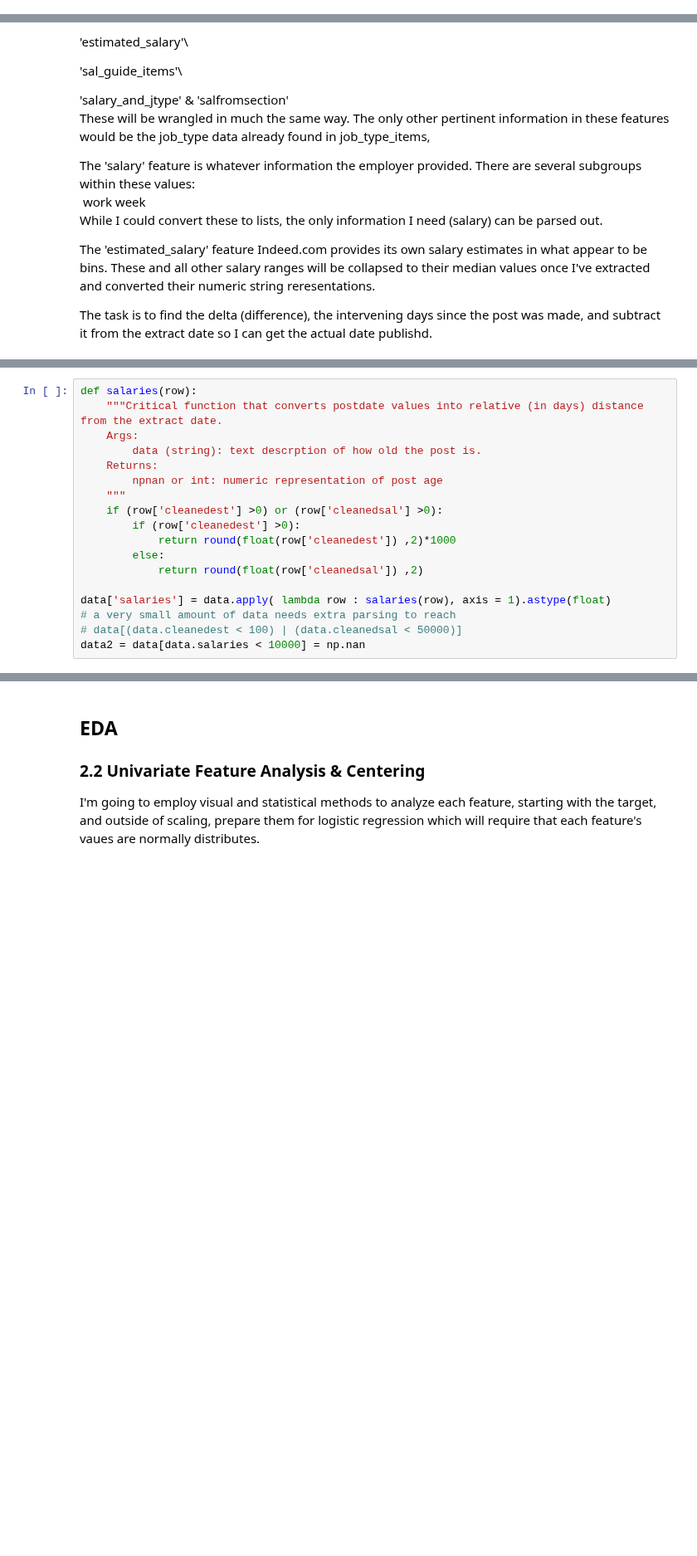
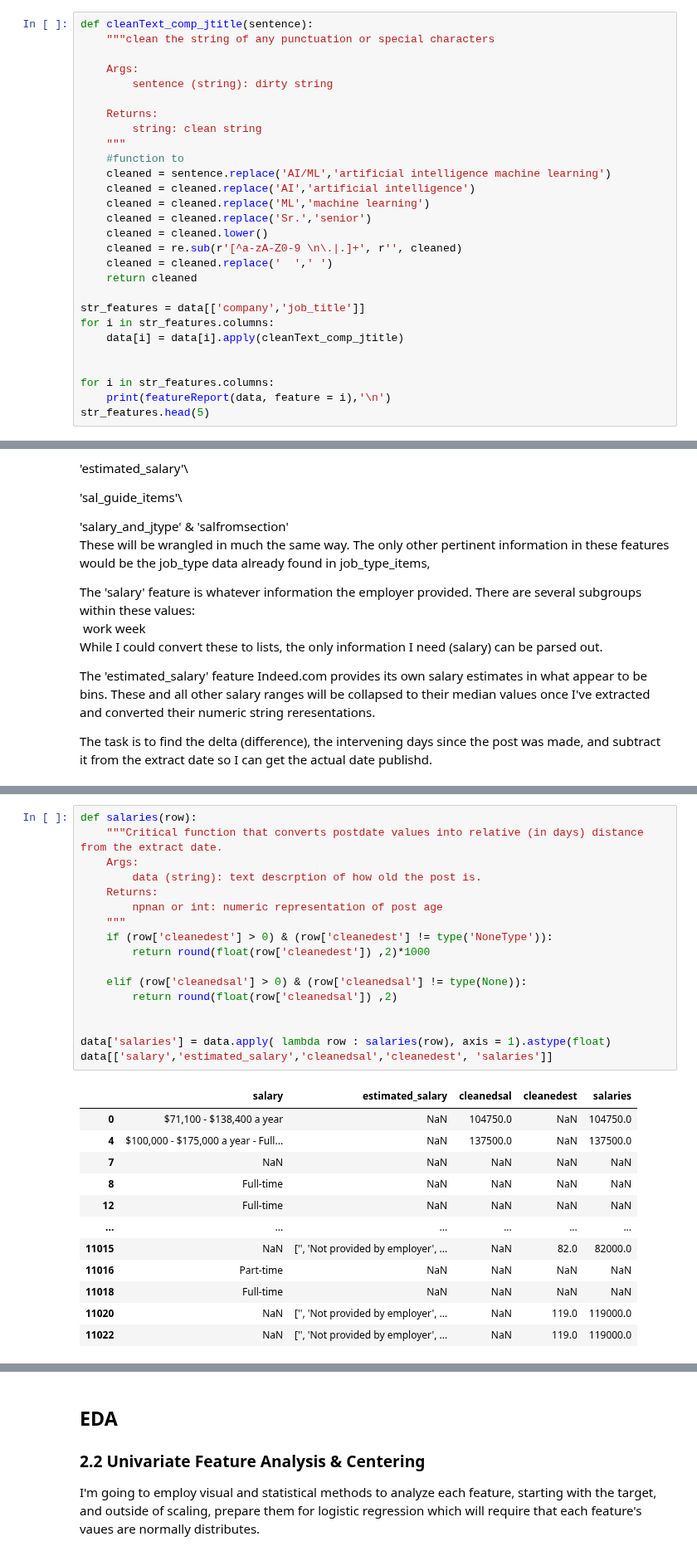
Before and after one commit to 333Kenji/indeedjobscraper, a Jupyter notebook: docs/1_wrangling_engineering.ipynb, the cells around one changed output, grey strips where cells are left out. Shown at 83% size. Saved outputs shown, nothing was run; the diff lists cells and outputs as text; blank space fills up the shorter version.

```diff
--- a/docs/1_wrangling_engineering.ipynb
+++ b/docs/1_wrangling_engineering.ipynb
@@ -437,2 +643,30 @@ data[['company','job_title']].head()
 # %% [markdown]
 Requirements do exist, but values are extremeley sparse. I'm keen to run NLP on this feature alone, encoding new features that are more or less associated with the target.
+# %%
+def cleanText_comp_jtitle(sentence):
+    """clean the string of any punctuation or special characters
+
+    Args:
+        sentence (string): dirty string
+
+    Returns:
+        string: clean string
+    """
+    #function to
+    cleaned = sentence.replace('AI/ML','artificial intelligence machine learning')
+    cleaned = cleaned.replace('AI','artificial intelligence')
+    cleaned = cleaned.replace('ML','machine learning')
+    cleaned = cleaned.replace('Sr.','senior')
+    cleaned = cleaned.lower()
+    cleaned = re.sub(r'[^a-zA-Z0-9 \n\.|.]+', r'', cleaned)
+    cleaned = cleaned.replace('  ',' ')
+    return cleaned
+
+str_features = data[['company','job_title']]
+for i in str_features.columns:
+    data[i] = data[i].apply(cleanText_comp_jtitle)
+
+
+for i in str_features.columns:
+    print(featureReport(data, feature = i),'\n')
+str_features.head(5)
@@ -679,18 +1124,30 @@ print(len(data))
 # %%
 def salaries(row):
     """Critical function that converts postdate values into relative (in days) distance from the extract date.
     Args:
         data (string): text descrption of how old the post is.
     Returns:
         npnan or int: numeric representation of post age
     """
-    if (row['cleanedest'] >0) or (row['cleanedsal'] >0):
-        if (row['cleanedest'] >0):
-            return round(float(row['cleanedest']) ,2)*1000
-        else:
-            return round(float(row['cleanedsal']) ,2)
+    if (row['cleanedest'] > 0) & (row['cleanedest'] != type('NoneType')):
+        return round(float(row['cleanedest']) ,2)*1000
+
+    elif (row['cleanedsal'] > 0) & (row['cleanedsal'] != type(None)):
+        return round(float(row['cleanedsal']) ,2)
+
 
 data['salaries'] = data.apply( lambda row : salaries(row), axis = 1).astype(float)
-# a very small amount of data needs extra parsing to reach
-# data[(data.cleanedest < 100) | (data.cleanedsal < 50000)]
-data2 = data[data.salaries < 10000] = np.nan
+data[['salary','estimated_salary','cleanedsal','cleanedest', 'salaries']]
+# %% [output]
+|  | salary | estimated_salary | cleanedsal | cleanedest | salaries |
+| 0 | $71,100 - $138,400 a year | NaN | 104750.0 | NaN | 104750.0 |
+| 4 | $100,000 - $175,000 a year - Full... | NaN | 137500.0 | NaN | 137500.0 |
+| 7 | NaN | NaN | NaN | NaN | NaN |
+| 8 | Full-time | NaN | NaN | NaN | NaN |
+| 12 | Full-time | NaN | NaN | NaN | NaN |
+| ... | ... | ... | ... | ... | ... |
+| 11015 | NaN | ['', 'Not provided by employer', ... | NaN | 82.0 | 82000.0 |
+| 11016 | Part-time | NaN | NaN | NaN | NaN |
+| 11018 | Full-time | NaN | NaN | NaN | NaN |
+| 11020 | NaN | ['', 'Not provided by employer', ... | NaN | 119.0 | 119000.0 |
+| 11022 | NaN | ['', 'Not provided by employer', ... | NaN | 119.0 | 119000.0 |
```
Also changed, not shown: parts of 55 cells of this notebook, 1 other file.
